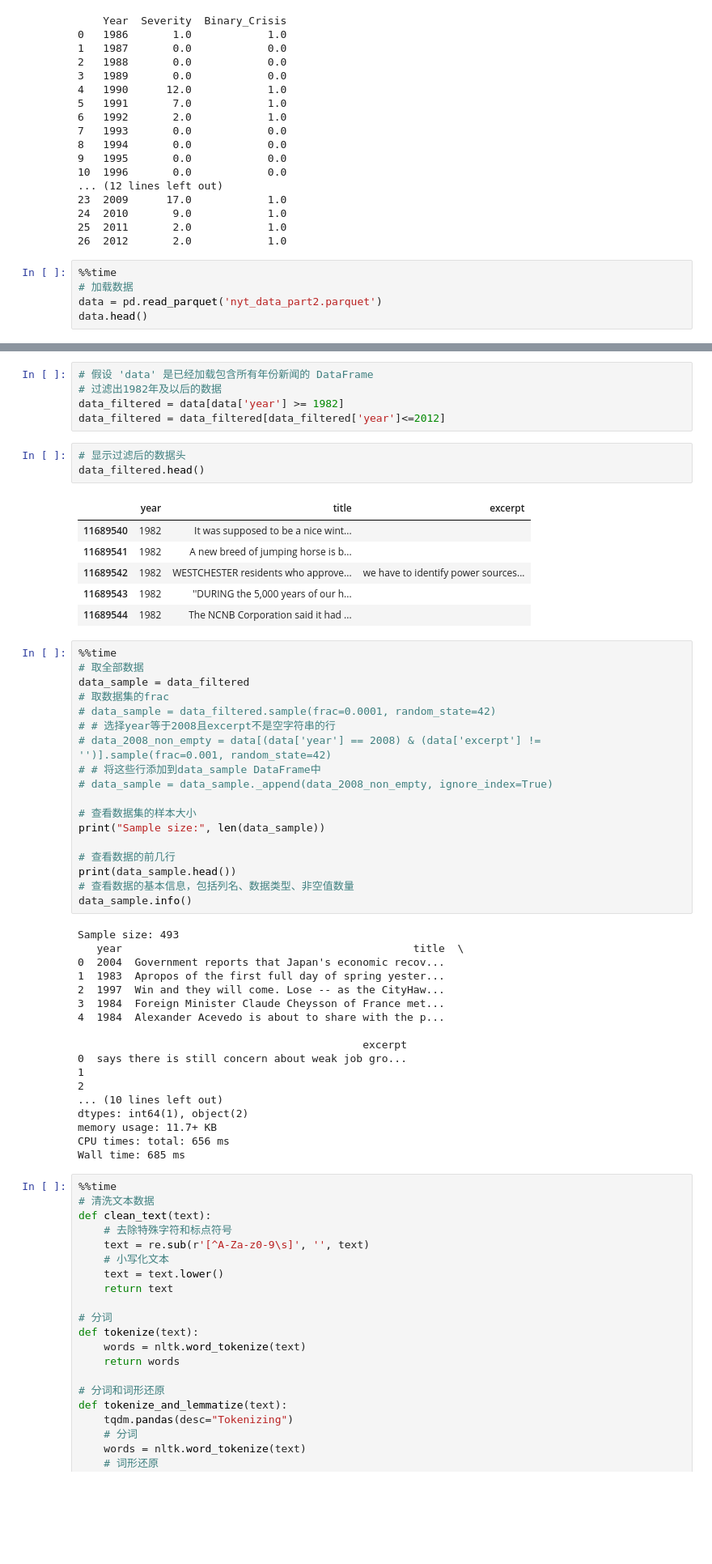
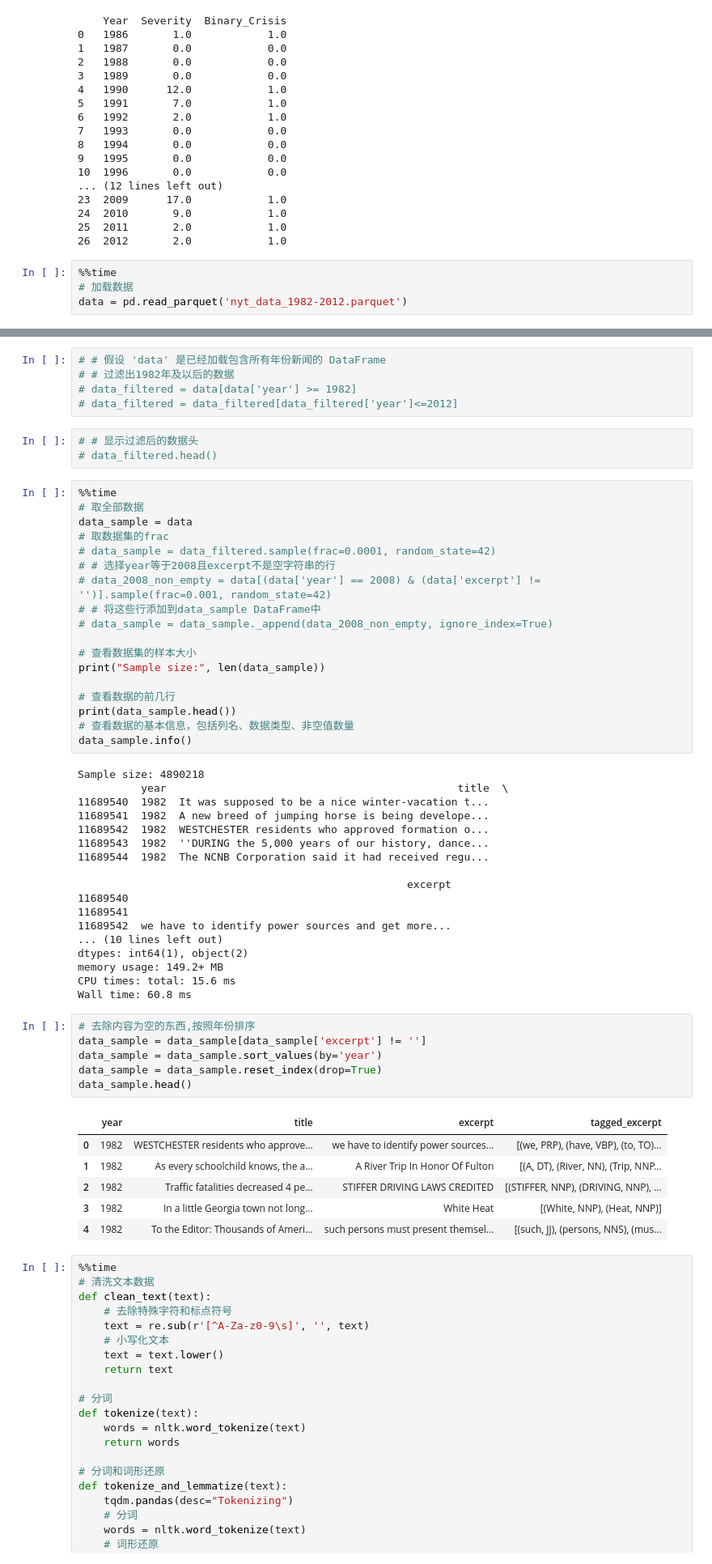
Before and after one commit to Wong-F/Eeconomic-index-prediction-based-on-newspapers, a Jupyter notebook: 纽约时报.ipynb, the cells around one changed output, grey strips where cells are left out. Shown: that part at 81% size. Drawn from its saved outputs; the diff is of its cells as text; blank space fills up the shorter version.

```diff
--- a/纽约时报.ipynb
+++ b/纽约时报.ipynb
@@ -205,6 +205,5 @@ print(complete_crisis_data)
 # %%
 %%time
 # 加载数据
-data = pd.read_parquet('nyt_data_part2.parquet')
-data.head()
+data = pd.read_parquet('nyt_data_1982-2012.parquet')
 # %% [output]
@@ -219,22 +212,15 @@ Wall time: 27.1 s
 # %%
-# 假设 'data' 是已经加载包含所有年份新闻的 DataFrame
-# 过滤出1982年及以后的数据
-data_filtered = data[data['year'] >= 1982]
-data_filtered = data_filtered[data_filtered['year']<=2012]
+# # 假设 'data' 是已经加载包含所有年份新闻的 DataFrame
+# # 过滤出1982年及以后的数据
+# data_filtered = data[data['year'] >= 1982]
+# data_filtered = data_filtered[data_filtered['year']<=2012]
 # %%
-# 显示过滤后的数据头
-data_filtered.head()
+# # 显示过滤后的数据头
+# data_filtered.head()
-# %% [output]
-|  | year | title | excerpt |
-| 11689540 | 1982 | It was supposed to be a nice wint... |  |
-| 11689541 | 1982 | A new breed of jumping horse is b... |  |
-| 11689542 | 1982 | WESTCHESTER residents who approve... | we have to identify power sources... |
-| 11689543 | 1982 | ''DURING the 5,000 years of our h... |  |
-| 11689544 | 1982 | The NCNB Corporation said it had ... |  |
 # %%
 %%time
 # 取全部数据
-data_sample = data_filtered
+data_sample = data
 # 取数据集的frac
 # data_sample = data_filtered.sample(frac=0.0001, random_state=42)
 # # 选择year等于2008且excerpt不是空字符串的行
@@ -250,23 +236,36 @@ print(data_sample.head())
 # 查看数据的基本信息，包括列名、数据类型、非空值数量
 data_sample.info()
 # %% [output]
-Sample size: 493
-   year                                              title  \
-0  2004  Government reports that Japan's economic recov...
-1  1983  Apropos of the first full day of spring yester...
-2  1997  Win and they will come. Lose -- as the CityHaw...
-3  1984  Foreign Minister Claude Cheysson of France met...
-4  1984  Alexander Acevedo is about to share with the p...
+Sample size: 4890218
+          year                                              title  \
+11689540  1982  It was supposed to be a nice winter-vacation t...
+11689541  1982  A new breed of jumping horse is being develope...
+11689542  1982  WESTCHESTER residents who approved formation o...
+11689543  1982  ''DURING the 5,000 years of our history, dance...
+11689544  1982  The NCNB Corporation said it had received regu...
 
-                                             excerpt
-0  says there is still concern about weak job gro...
-1
-2
+                                                    excerpt
+11689540
+11689541
+11689542  we have to identify power sources and get more...
 ... (10 lines left out)
 dtypes: int64(1), object(2)
-memory usage: 11.7+ KB
-CPU times: total: 656 ms
-Wall time: 685 ms
+memory usage: 149.2+ MB
+CPU times: total: 15.6 ms
+Wall time: 60.8 ms
+# %%
+# 去除内容为空的东西,按照年份排序
+data_sample = data_sample[data_sample['excerpt'] != '']
+data_sample = data_sample.sort_values(by='year')
+data_sample = data_sample.reset_index(drop=True)
+data_sample.head()
+# %% [output]
+|  | year | title | excerpt | tagged_excerpt |
+| 0 | 1982 | WESTCHESTER residents who approve... | we have to identify power sources... | [(we, PRP), (have, VBP), (to, TO)... |
+| 1 | 1982 | As every schoolchild knows, the a... | A River Trip In Honor Of Fulton | [(A, DT), (River, NN), (Trip, NNP... |
+| 2 | 1982 | Traffic fatalities decreased 4 pe... | STIFFER DRIVING LAWS CREDITED | [(STIFFER, NNP), (DRIVING, NNP), ... |
+| 3 | 1982 | In a little Georgia town not long... | White Heat | [(White, NNP), (Heat, NNP)] |
+| 4 | 1982 | To the Editor: Thousands of Ameri... | such persons must present themsel... | [(such, JJ), (persons, NNS), (mus... |
 # %%
 %%time
 # 清洗文本数据
```
Also changed, not shown: parts of 8 cells of this notebook.
